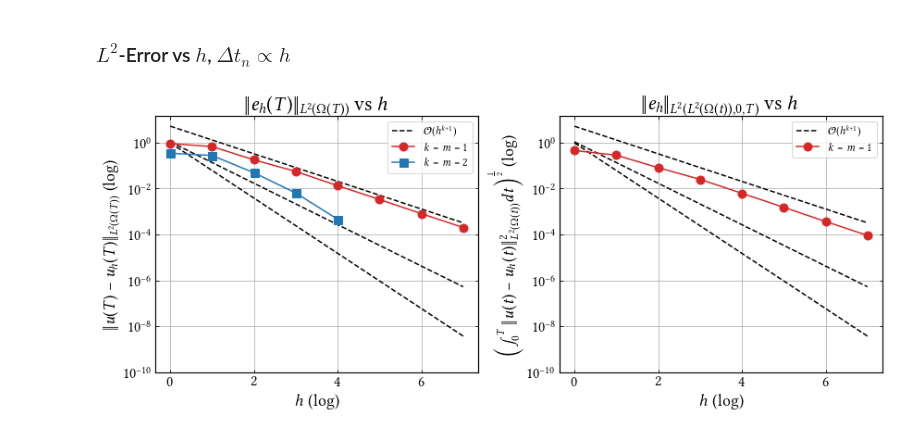
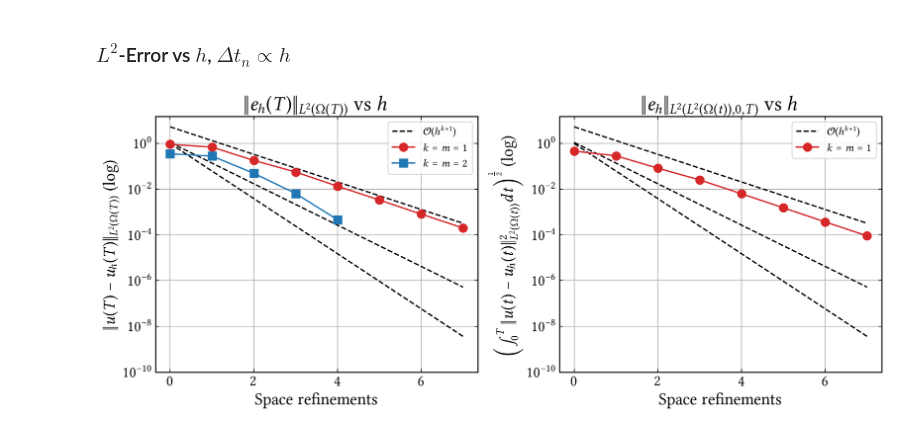
Before and after one commit to CutFEM/CutFEM-Library, a Jupyter notebook: notebook/convection_diffusion/kite.ipynb, the cells around one changed output. Cells and saved outputs as stored; diff of their text form; code cells hidden in the pictures.

```diff
--- a/notebook/convection_diffusion/kite.ipynb
+++ b/notebook/convection_diffusion/kite.ipynb
@@ -116,34 +116,34 @@ ax1.semilogy(ih[:-3], error_conservative_P2P2_fullstab, label= r"$k=m=2$", marke
 
 #ax1.set_ylim(1e-4, 2)
 ax1.set_xticks([0, 2, 4, 6])
 ax1.set_yticks([1e-10, 1e-8, 1e-6, 1e-4, 1e-2, 1e0])
-ax1.set_xlabel(r"$h$ (log)")
+ax1.set_xlabel(r"Space refinements")
 ax1.tick_params(axis='both', which='major')
 ax1.set_ylabel(r"$\|u(T)-u_h(T)\|_{L^2(\Omega(T))}$ (log)")
 ax1.set_title(r"$\|e_h(T)\|_{L^2(\Omega(T))}$ vs $h$")
 ax1.legend()
 ax1.grid()
 
 ax2.semilogy(ih, 6.5*np.power(h, 2), linestyle="--", color="black", label=r"$\mathcal{O}(h^{k+1})$")
 ax2.semilogy(ih, 1.5*np.power(h, 3), linestyle="--", color="black")
 ax2.semilogy(ih, 1.5*np.power(h, 4), linestyle="--", color="black")
 
 # ax2.loglog(h, 4.*np.power(h, 3), linestyle="--", color="black")
 # ax2.loglog(h, 4*np.power(h, 4),label=r"Order $3, 4$", linestyle="--", color="black")
 
 ax2.semilogy(ih, error_conservative_P1P1_fullstab_T, label= r"$k=m=1$", marker='o', markersize=9, linestyle="-", color="C3")
 #ax2.semilogy(ih, error_conservative_P2P2_fullstab_T, label= r"$k=m=2$", marker='s', markersize=9, linestyle="-", color="C0")
 
 ax2.set_xticks([0, 2, 4, 6])
 ax2.set_yticks([1e-10, 1e-8, 1e-6, 1e-4, 1e-2, 1e0])
-ax2.set_xlabel(r"$h$ (log)")
+ax2.set_xlabel(r"Space refinements")
 ax2.tick_params(axis='both', which='major')
 ax2.set_ylabel(r"\Big($\int_0^T\|u(t)-u_h(t)\|^2_{L^2(\Omega(t))}dt\Big)^{\frac{1}{2}}$ (log)")
 ax2.set_title(r"$\|e_h\|_{L^2(L^2(\Omega(t)), 0, T)}$ vs $h$")
 ax2.legend()
 ax2.grid()
 fig.tight_layout()
 plt.show()
 # %% [output]
-[figure, old version]
+[figure, new version]
 # %% [markdown]
```
Also changed, not shown: parts of 2 cells of this notebook.
